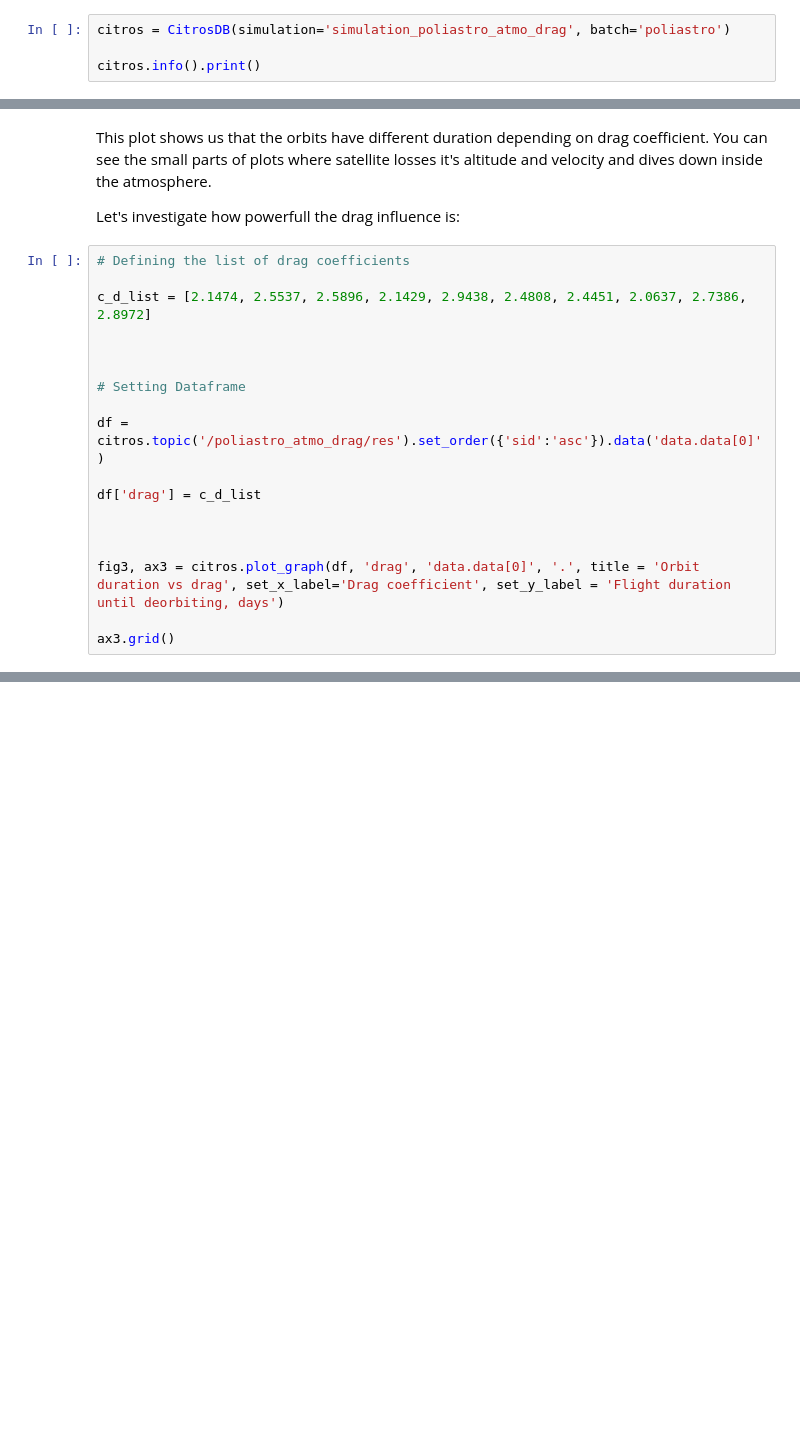
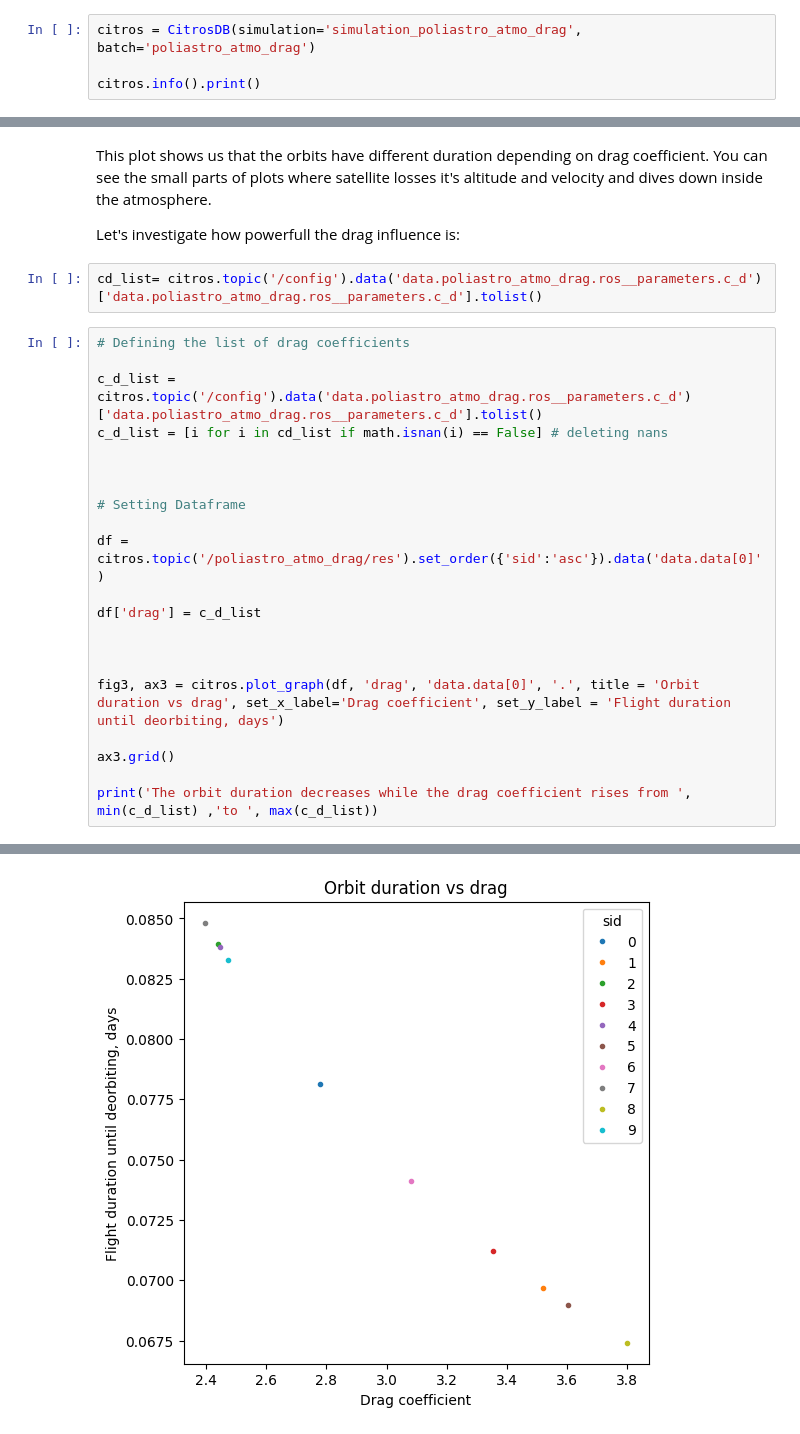
Before and after one commit to citros-garden/poliastro, a Jupyter notebook: citros_template/notebooks/poliastro_notebook_example.ipynb, the cells around one changed output, grey strips where cells are left out. Drawn from its saved outputs; the diff is of its cells as text; blank space fills up the shorter version.

```diff
--- a/citros_template/notebooks/poliastro_notebook_example.ipynb
+++ b/citros_template/notebooks/poliastro_notebook_example.ipynb
@@ -78,6 +160,6 @@ As you can see here, we've got only a part of orbit because of given time bounds
 
 Let's do some simple research. We can use more interesting part of this project - Poliastro atmospheric drag simulation. To perform this, it's necessary to use another batch ID:
 # %%
-citros = CitrosDB(simulation='simulation_poliastro_atmo_drag', batch='poliastro')
+citros = CitrosDB(simulation='simulation_poliastro_atmo_drag', batch='poliastro_atmo_drag')
 
 citros.info().print()
@@ -99,10 +192,13 @@ ax2.set_aspect(1,'datalim')
 This plot shows us that the orbits have different duration depending on drag coefficient. You can see the small parts of plots where satellite losses it's altitude and velocity and dives down inside the atmosphere.
 
 Let's investigate how powerfull the drag influence is:
+# %%
+cd_list= citros.topic('/config').data('data.poliastro_atmo_drag.ros__parameters.c_d')['data.poliastro_atmo_drag.ros__parameters.c_d'].tolist()
 # %%
 # Defining the list of drag coefficients
 
-c_d_list = [2.1474, 2.5537, 2.5896, 2.1429, 2.9438, 2.4808, 2.4451, 2.0637, 2.7386, 2.8972]
+c_d_list = citros.topic('/config').data('data.poliastro_atmo_drag.ros__parameters.c_d')['data.poliastro_atmo_drag.ros__parameters.c_d'].tolist()
+c_d_list = [i for i in cd_list if math.isnan(i) == False] # deleting nans
 
 
 
@@ -117,3 +213,6 @@ df['drag'] = c_d_list
 fig3, ax3 = citros.plot_graph(df, 'drag', 'data.data[0]', '.', title = 'Orbit duration vs drag', set_x_label='Drag coefficient', set_y_label = 'Flight duration until deorbiting, days')
 
 ax3.grid()
+
+print('The orbit duration decreases while the drag coefficient rises from ', min(c_d_list) ,'to ', max(c_d_list))
+# %% [output]
@@ -119,0 +220 @@ ax3.grid()
+[figure, added]
```
Also changed, not shown: parts of 12 cells of this notebook, 8 other files.
